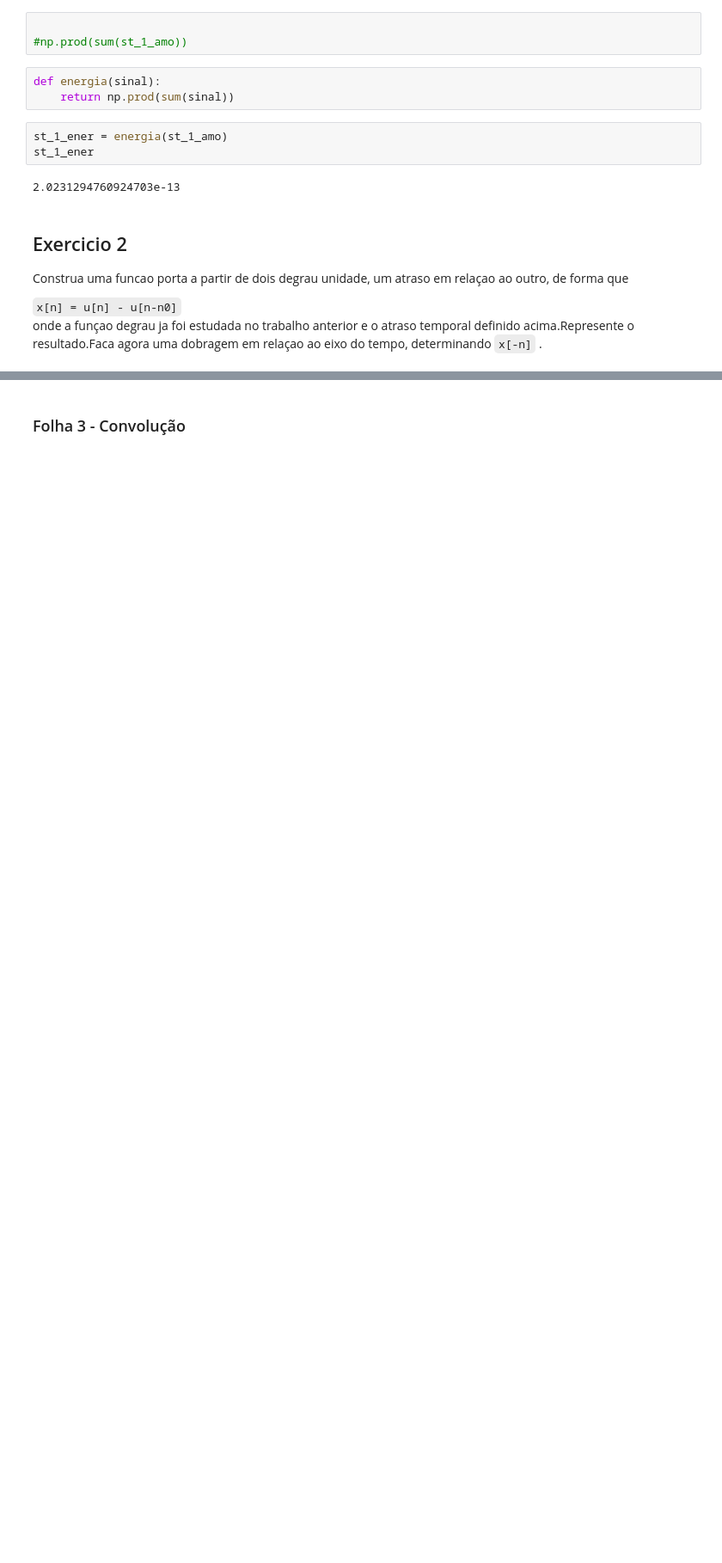
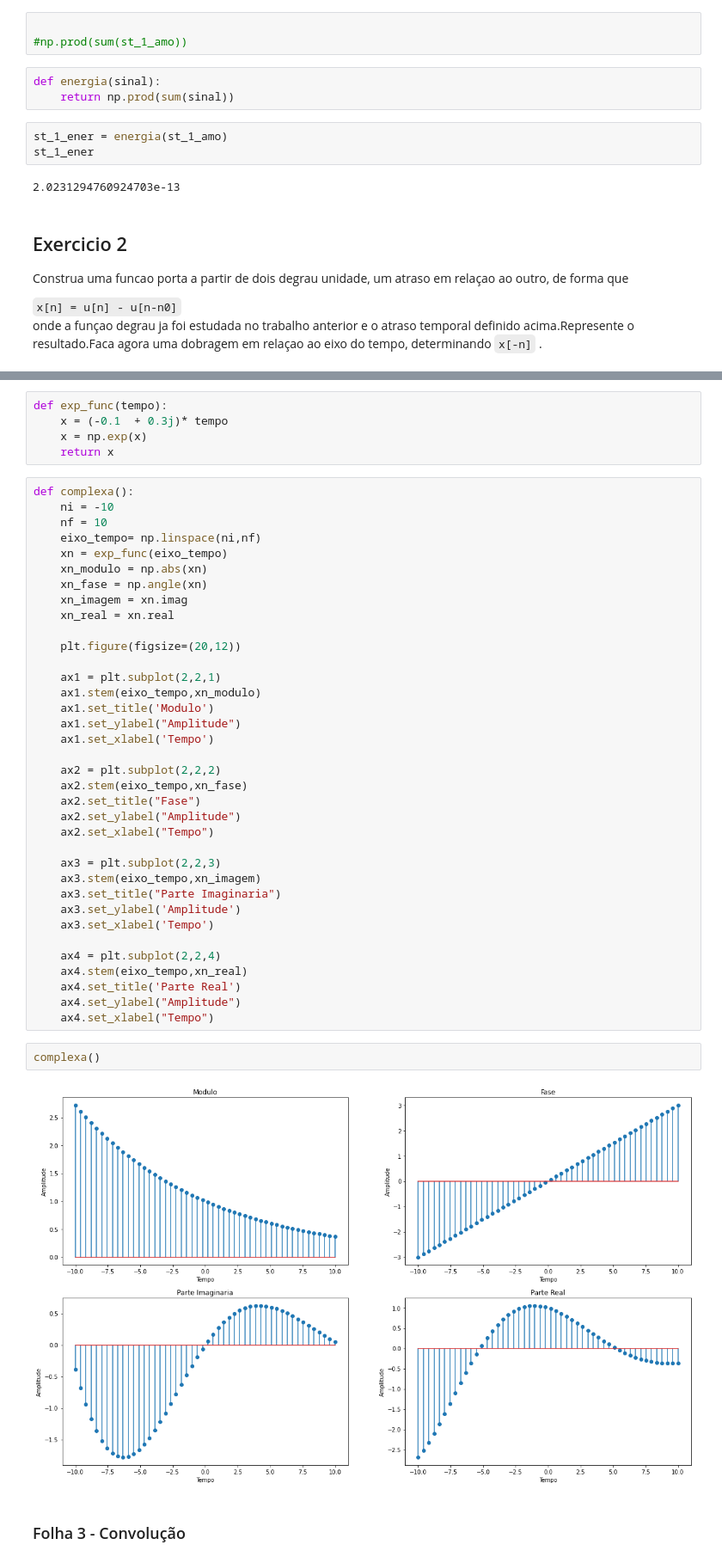
Before and after one commit to bosshentai/Processing-signal, a Jupyter notebook: python/Sistemasesinais.ipynb, the cells around one changed output, grey strips where cells are left out. Shown at 86% size. Drawn from its saved outputs; the diff is of its cells as text; blank space fills up the shorter version.

```diff
--- a/python/Sistemasesinais.ipynb
+++ b/python/Sistemasesinais.ipynb
@@ -387,2 +411,47 @@ st_1_ener
+# %%
+def exp_func(tempo):
+    x = (-0.1  + 0.3j)* tempo
+    x = np.exp(x)
+    return x
+# %%
+def complexa():
+    ni = -10
+    nf = 10
+    eixo_tempo= np.linspace(ni,nf)
+    xn = exp_func(eixo_tempo)
+    xn_modulo = np.abs(xn)
+    xn_fase = np.angle(xn)
+    xn_imagem = xn.imag
+    xn_real = xn.real
+
+    plt.figure(figsize=(20,12))
+
+    ax1 = plt.subplot(2,2,1)
+    ax1.stem(eixo_tempo,xn_modulo)
+    ax1.set_title('Modulo')
+    ax1.set_ylabel("Amplitude")
+    ax1.set_xlabel('Tempo')
+
+    ax2 = plt.subplot(2,2,2)
+    ax2.stem(eixo_tempo,xn_fase)
+    ax2.set_title("Fase")
+    ax2.set_ylabel("Amplitude")
+    ax2.set_xlabel("Tempo")
+
+    ax3 = plt.subplot(2,2,3)
+    ax3.stem(eixo_tempo,xn_imagem)
+    ax3.set_title("Parte Imaginaria")
+    ax3.set_ylabel('Amplitude')
+    ax3.set_xlabel('Tempo')
+
+    ax4 = plt.subplot(2,2,4)
+    ax4.stem(eixo_tempo,xn_real)
+    ax4.set_title('Parte Real')
+    ax4.set_ylabel("Amplitude")
+    ax4.set_xlabel("Tempo")
+# %%
+complexa()
+# %% [output]
+[figure, added]
 # %% [markdown]
 <h3> Folha 3 - Convolução </h3>
```
Also changed, not shown: parts of 21 cells of this notebook.
